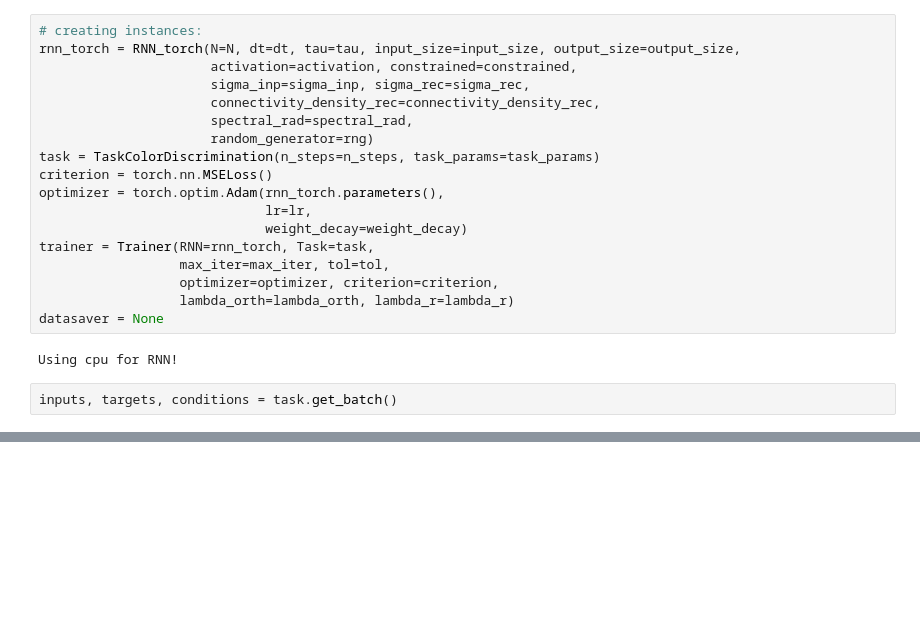
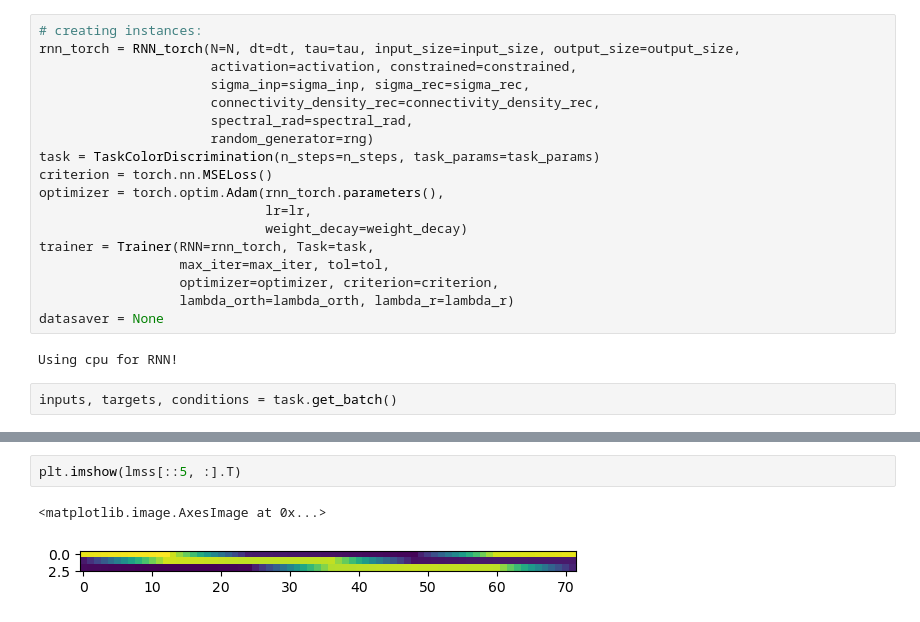
Before and after one commit to engellab/trainRNNbrain, a Jupyter notebook: jupyter/Color discrimination task.ipynb, the cells around one changed output, grey strips where cells are left out. Cells and saved outputs as stored; diff of their text form; blank space fills up the shorter version.

```diff
--- a/jupyter/Color discrimination task.ipynb
+++ b/jupyter/Color discrimination task.ipynb
@@ -89,0 +107,5 @@ inputs, targets, conditions = task.get_batch()
+# %%
+plt.imshow(lmss[::5, :].T)
+# %% [output]
+<matplotlib.image.AxesImage at 0x...>
+[figure, added]
```
Also changed, not shown: parts of 83 cells of this notebook, 8 other files.
